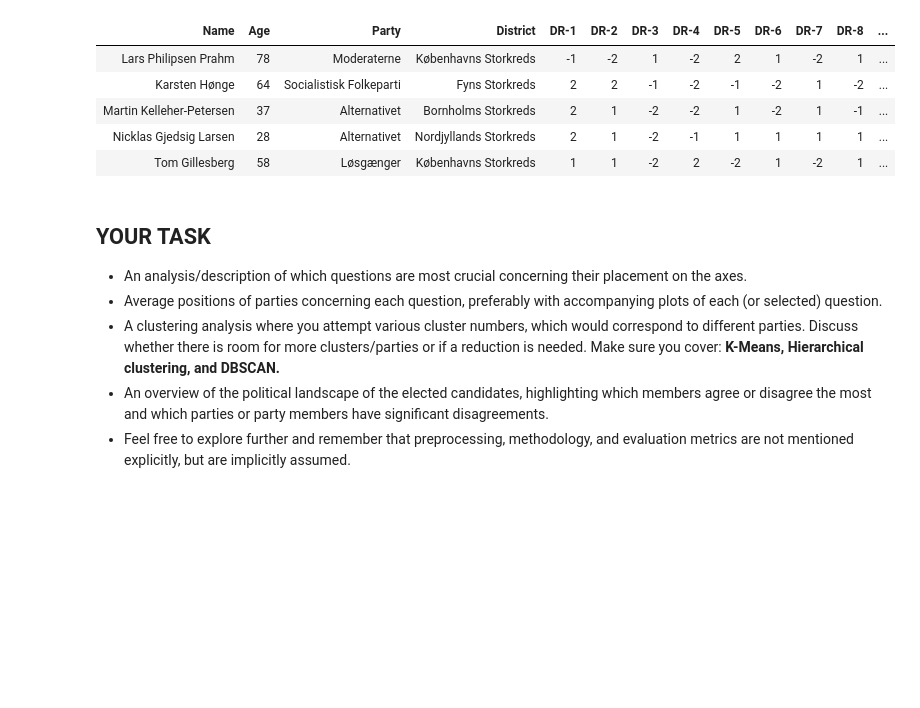
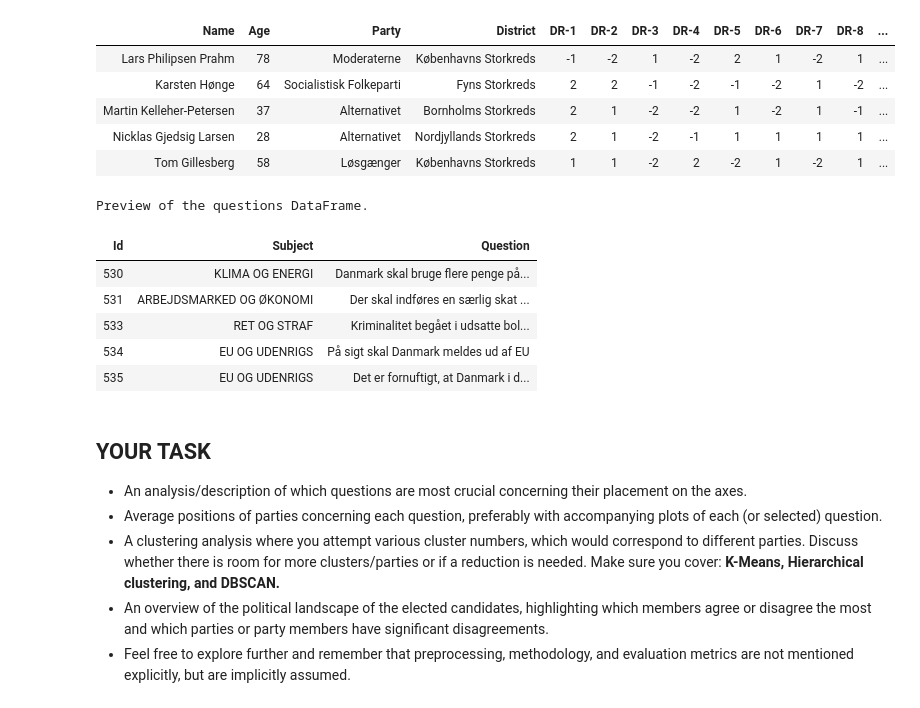
Before and after one commit to MAL1-MMMB/MAL, a Jupyter notebook: 00 - Assignments/Assignment 5/Candidate Test 2022 II.ipynb, the cells around one changed output. Drawn from its saved outputs; the diff is of its cells as text; code cells hidden in the pictures; blank space fills up the shorter version.

```diff
--- a/00 - Assignments/Assignment 5/Candidate Test 2022 II.ipynb
+++ b/00 - Assignments/Assignment 5/Candidate Test 2022 II.ipynb
@@ -134,6 +142,42 @@ Preview of the cleaned DataFrame.
 | Martin Kelleher-Petersen | 37 | Alternativet | Bornholms Storkreds | 2 | 1 | -2 | -2 | 1 | -2 | 1 | -1 | ... |
 | Nicklas Gjedsig Larsen | 28 | Alternativet | Nordjyllands Storkreds | 2 | 1 | -2 | -1 | 1 | 1 | 1 | 1 | ... |
 | Tom Gillesberg | 58 | Løsgænger | Københavns Storkreds | 1 | 1 | -2 | 2 | -2 | 1 | -2 | 1 | ... |
+# %%
+
+# - Load questions from 'drq.xlsx' and 'tv2q.xlsx' into a pandas dataframe.
+dr_questions = pd.read_excel('00 - Data/drq.xlsx')
+
+#  ! Format the 'ID' column to be a string
+dr_questions['ID'] = dr_questions['ID'].astype(str)
+
+# * Rename 'Title' to 'Area', 'ID' to 'Id'
+dr_questions.rename(columns={'Title':'Subject','ID':'Id'}, inplace=True)
+
+tv2_questions = pd.read_excel('00 - Data/tv2q.xlsx')
+
+# * Rename 'id' to 'Id', 'question' to 'Question', 'header' to 'Area'
+tv2_questions.rename(columns={'id':'Id', 'question':'Question', 'header':'Subject'}, inplace=True)
+
+# ? Combine the two question dataframes
+questions = pd.concat([dr_questions, tv2_questions], ignore_index=True)
+questions = questions[['Id','Subject','Question']]
+
+# * Preview the questions DataFrame
+preview_questions = questions.head(5)
+preview_questions = preview_questions.style.set_caption('Preview of the questions DataFrame.')
+preview_questions = preview_questions.set_table_styles([dict(selector='th', props=[('text-align', 'center')])])
+preview_questions = preview_questions.set_properties(**{'text-align': 'center'})
+
+# - Display the preview of the questions DataFrame
+display(preview_questions.hide())
+# %% [output]
+Preview of the questions DataFrame.
+| Id | Subject | Question |
+| 530 | KLIMA OG ENERGI | Danmark skal bruge flere penge på... |
+| 531 | ARBEJDSMARKED OG ØKONOMI | Der skal indføres en særlig skat ... |
+| 533 | RET OG STRAF | Kriminalitet begået i udsatte bol... |
+| 534 | EU OG UDENRIGS | På sigt skal Danmark meldes ud af EU |
+| 535 | EU OG UDENRIGS | Det er fornuftigt, at Danmark i d... |
 # %% [markdown]
 ## YOUR TASK
 
```
Also changed, not shown: parts of 10 cells of this notebook.
